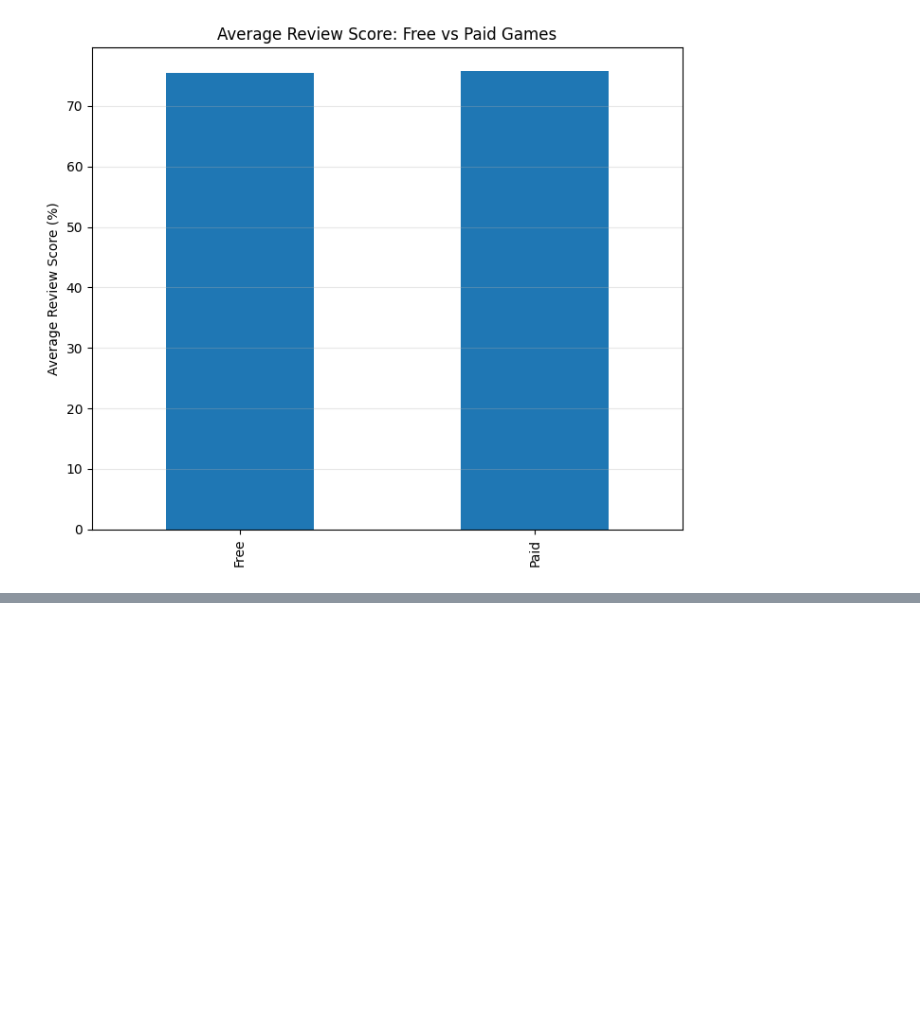
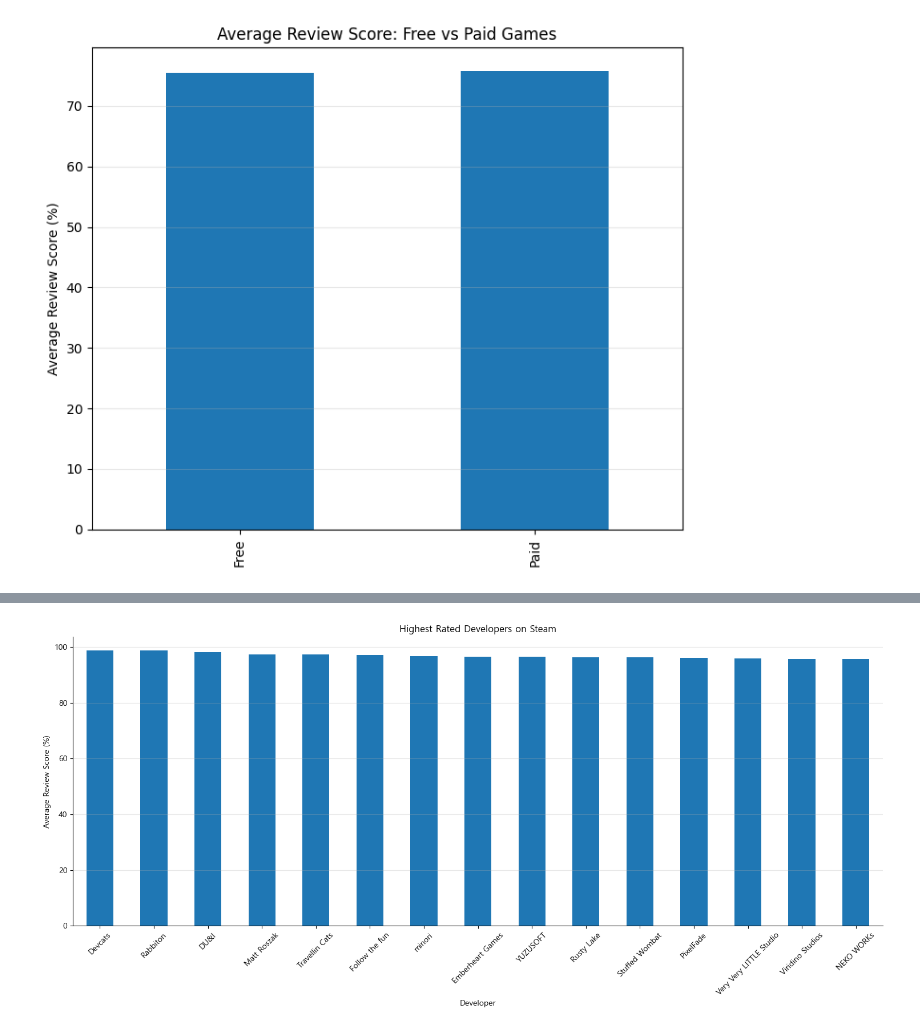
Before and after one commit to molikpunj/Steam-Games-Market-Analysis, a Jupyter notebook: Python/03_Exploratory_Data_Analysis.ipynb, the cells around one changed output, grey strips where cells are left out. Saved outputs shown, nothing was run; the diff lists cells and outputs as text; code cells hidden in the pictures; blank space fills up the shorter version.

```diff
--- a/Python/03_Exploratory_Data_Analysis.ipynb
+++ b/Python/03_Exploratory_Data_Analysis.ipynb
@@ -367,0 +521,6 @@ plt.show()
+# %%
+developer_stats = developers.copy()
+# %%
+developer_stats = developer_stats[
+    developer_stats["Total Reviews"] > 0
+]
@@ -367,0 +537,41 @@ plt.show()
+# %%
+developer_summary = developer_summary[
+    (developer_summary["Games"] >= 5) &
+    (developer_summary["Total_Reviews"] >= 1000)
+]
+# %%
+top_developers = (
+    developer_summary
+    .sort_values("Average_Review", ascending=False)
+    .head(15)
+)
+# %%
+fig, ax = plt.subplots(figsize=(15,7))
+
+top_developers["Average_Review"].plot(
+    kind="bar",
+    ax=ax
+)
+
+ax.set_title("Highest Rated Developers on Steam")
+ax.set_xlabel("Developer")
+ax.set_ylabel("Average Review Score (%)")
+
+ax.grid(axis="y", alpha=0.3)
+
+ax.spines["top"].set_visible(False)
+ax.spines["right"].set_visible(False)
+
+plt.xticks(rotation=45)
+
+plt.tight_layout()
+
+fig.savefig(
+    "../Images/Developer Analysis/highest_rated_developers.png",
+    dpi=300,
+    bbox_inches="tight"
+)
+
+plt.show()
+# %% [output]
+[figure, added]
```
Also changed, not shown: parts of 12 cells of this notebook, 4 other files.
